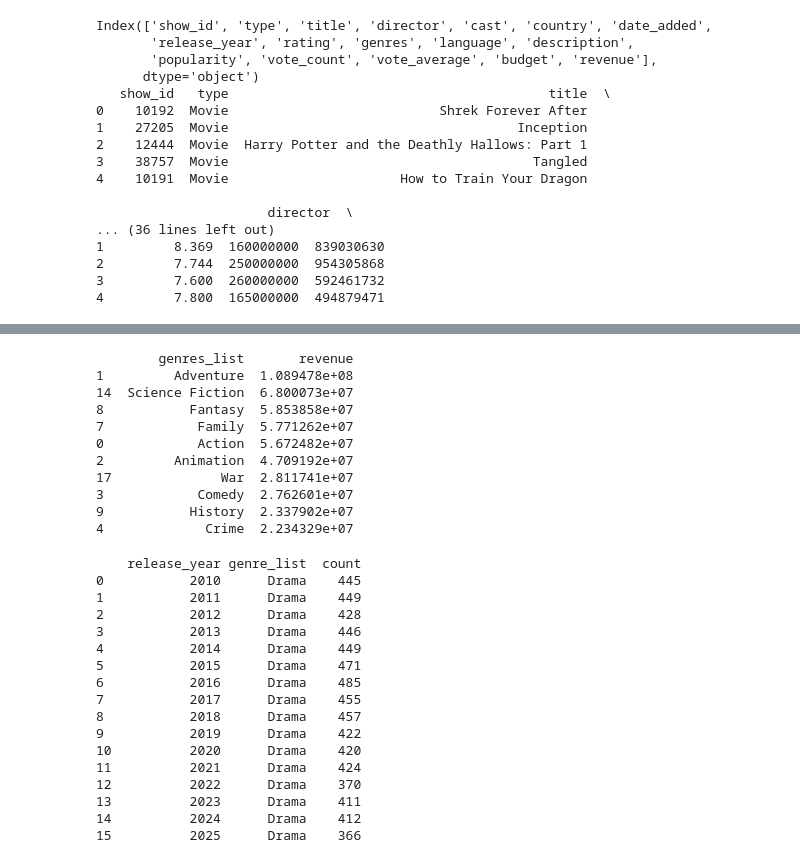
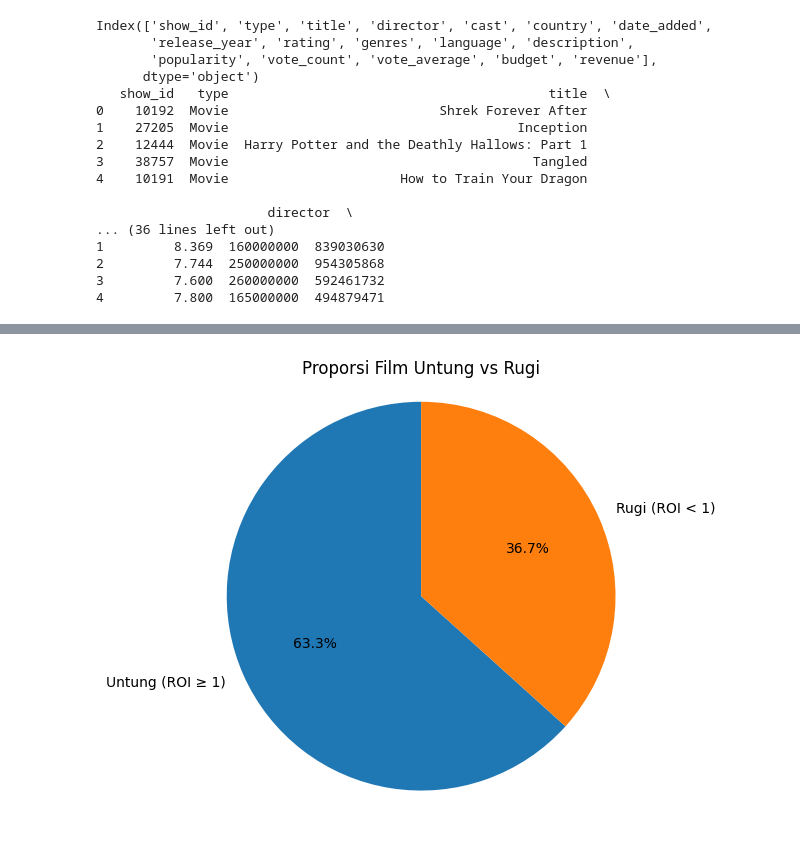
Before and after one commit to ezrabrilliant/pdds, a Jupyter notebook: netflix_analysis.ipynb, the cells around one changed output, grey strips where cells are left out. Cells and saved outputs as stored; diff of their text form; code cells hidden in the pictures.

```diff
--- a/netflix_analysis.ipynb
+++ b/netflix_analysis.ipynb
@@ -228,53 +158,26 @@ revenue         0.232295      0.223659  1.000000
-# %%
-# Compute average revenue per genre
-import pandas as pd
-
-df_genres = df[['genres', 'revenue']].dropna()
-
-df_genres['genres_list'] = df_genres['genres'].str.split(', ')
-df_exploded = df_genres.explode('genres_list')
-
-genre_revenue = df_exploded.groupby('genres_list')['revenue'].mean().reset_index()
-genre_revenue_sorted = genre_revenue.sort_values(by='revenue', ascending=False).head(10)
-print(genre_revenue_sorted)
-# %% [output]
-        genres_list       revenue
-1         Adventure  1.089478e+08
-14  Science Fiction  6.800073e+07
-8           Fantasy  5.853858e+07
-7            Family  5.771262e+07
-0            Action  5.672482e+07
-2         Animation  4.709192e+07
-17              War  2.811741e+07
-3            Comedy  2.762601e+07
-9           History  2.337902e+07
-4             Crime  2.234329e+07
-# %%
-# Favorite genre by year: most common genre per release_year
-import pandas as pd
-
-df_year = df[['release_year', 'genres']].dropna()
-df_year['genre_list'] = df_year['genres'].str.split(', ')
-df_year_exploded = df_year.explode('genre_list')
-counts = df_year_exploded.groupby(['release_year', 'genre_list']).size().reset_index(name='count')
-# For each year, get top genre
-top_genre_per_year = counts.loc[counts.groupby('release_year')['count'].idxmax()].reset_index(drop=True)
-print(top_genre_per_year)
-# %% [output]
-    release_year genre_list  count
-0           2010      Drama    445
-1           2011      Drama    449
-2           2012      Drama    428
-3           2013      Drama    446
-4           2014      Drama    449
-5           2015      Drama    471
-6           2016      Drama    485
-7           2017      Drama    455
-8           2018      Drama    457
-9           2019      Drama    422
-10          2020      Drama    420
-11          2021      Drama    424
-12          2022      Drama    370
-13          2023      Drama    411
-14          2024      Drama    412
-15          2025      Drama    366
+# %%
+import matplotlib.pyplot as plt
+
+
+df['roi'] = df['revenue'] / df['budget']
+df_valid_roi = df[df['budget'] > 0].copy()
+
+untung = (df_valid_roi['roi'] >= 1).sum()
+rugi = (df_valid_roi['roi'] < 1).sum()
+
+labels = ['Untung (ROI ≥ 1)', 'Rugi (ROI < 1)']
+sizes = [untung, rugi]
+
+plt.figure()
+plt.pie(
+    sizes,
+    labels=labels,
+    autopct='%1.1f%%',
+    startangle=90
+)
+plt.title('Proporsi Film Untung vs Rugi')
+plt.axis('equal')
+plt.tight_layout()
+plt.show()
+# %% [output]
+[figure, added]
```
Also changed, not shown: parts of 5 cells of this notebook.
